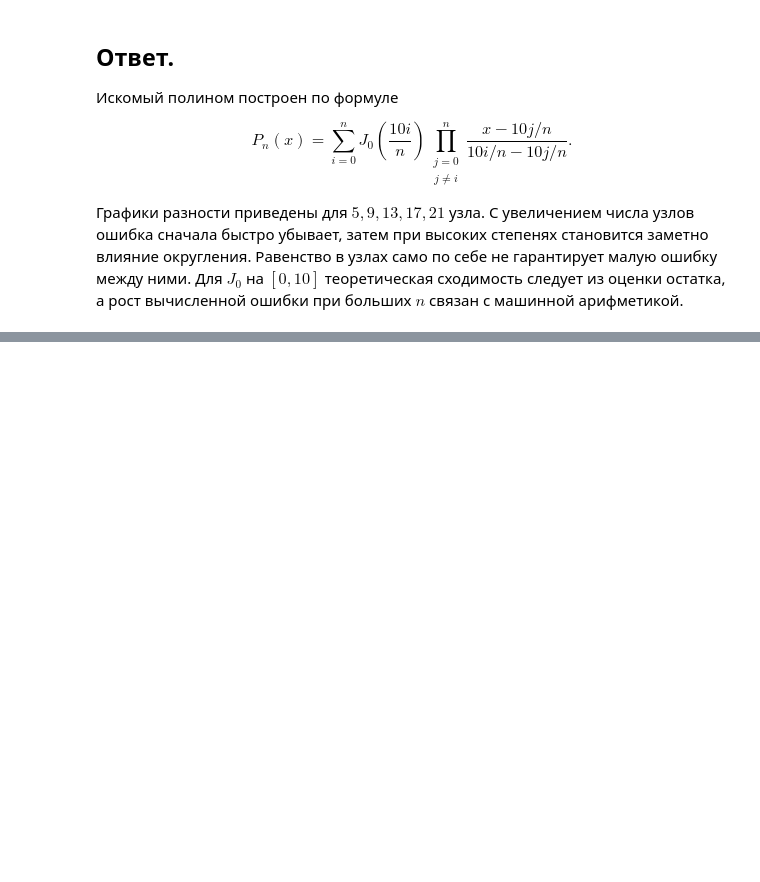
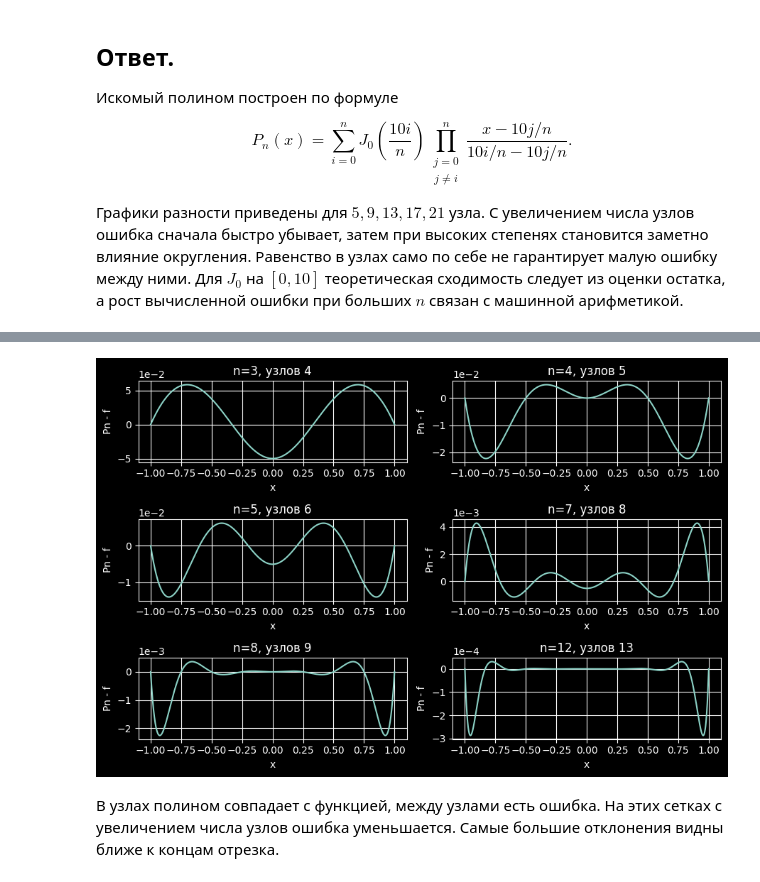
Before and after one commit to BelovVlad/NSU_FP_Y4_S1, a Jupyter notebook: ОВФ/02_Семинары/Задача_5.ipynb, the cells around one changed output, grey strips where cells are left out. Drawn from its saved outputs; the diff is of its cells as text; code cells hidden in the pictures; blank space fills up the shorter version.

```diff
--- a/ОВФ/02_Семинары/Задача_5.ipynb
+++ b/ОВФ/02_Семинары/Задача_5.ipynb
@@ -261,0 +328,17 @@ $$
+# %%
+fig, axes = plt.subplots(3, 2, figsize=(9, 6))
+for ax, n, error in zip(axes.flat, ns, errors):
+    ax.plot(x, error)
+    ax.set_title(f"n={n}, узлов {n+1}")
+    ax.set_xlabel("x")
+    ax.set_ylabel("Pn - f")
+    ax.ticklabel_format(axis="y", style="sci", scilimits=(0, 0))
+    ax.grid()
+plt.tight_layout()
+plt.show()
+# %% [output]
+[figure, added]
+# %% [markdown]
+В узлах полином совпадает с функцией, между узлами есть ошибка.
+На этих сетках с увеличением числа узлов ошибка уменьшается.
+Самые большие отклонения видны ближе к концам отрезка.
```
Also changed, not shown: parts of 10 cells of this notebook, 1 other file.
